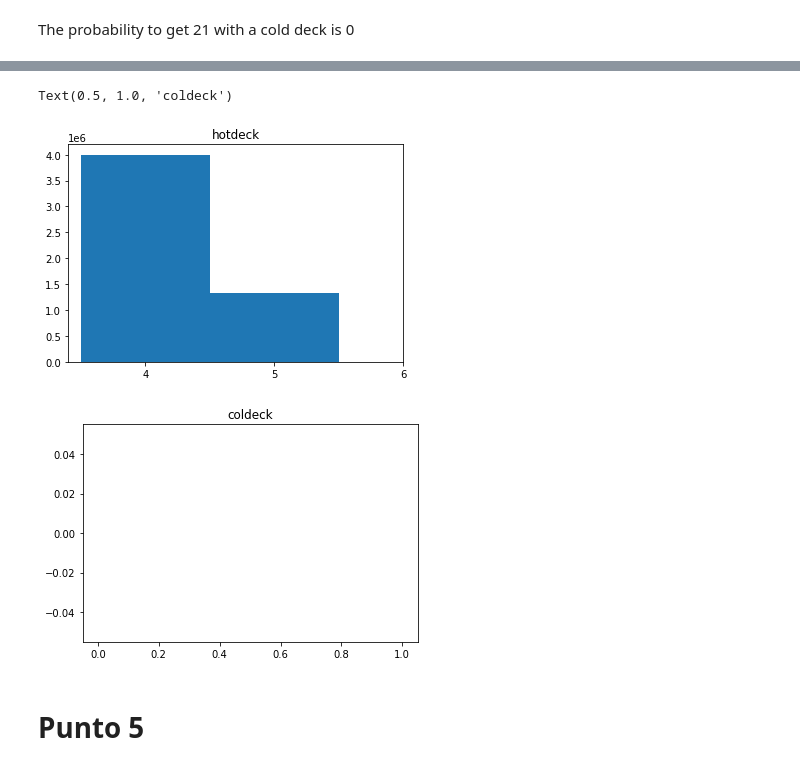
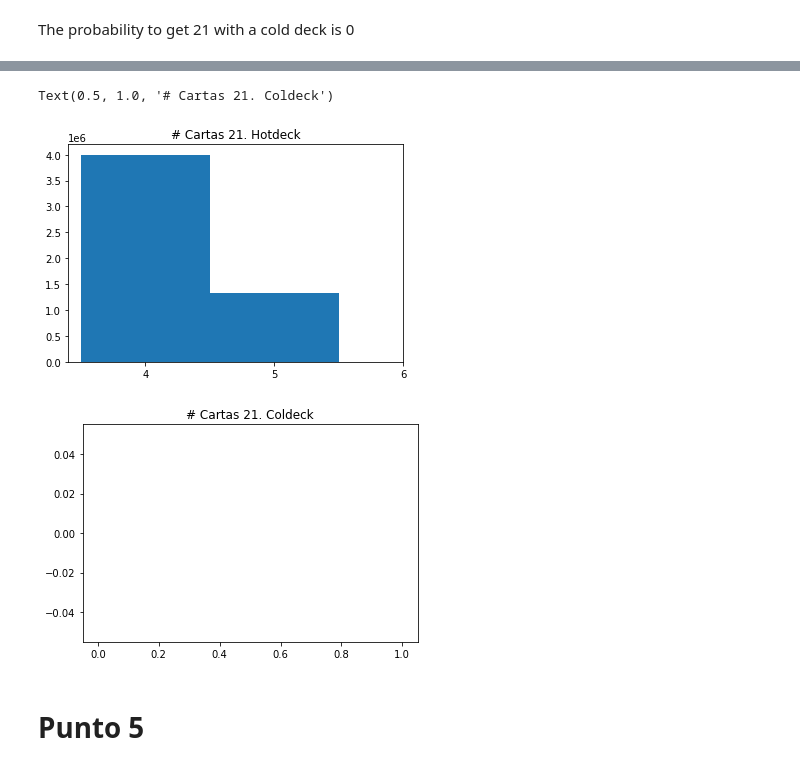
Before and after one commit to z4yross/AlgorithmsUN2020II, a Jupyter notebook: lab 4/21BlackjackGrClass2StGrooup30.ipynb, the cells around one changed output, grey strips where cells are left out. Saved outputs shown, nothing was run; the diff lists cells and outputs as text; code cells hidden in the pictures.

```diff
--- a/lab 4/21BlackjackGrClass2StGrooup30.ipynb
+++ b/lab 4/21BlackjackGrClass2StGrooup30.ipynb
@@ -220,20 +220,20 @@ colddeck probability: 0.0
 # %%
 hd = np.asarray(prb_hd[1])
 cd = np.asarray(prb_cd[1])
 
 #histograma mejor baraja
-hist(hd, 'hotdeck')
+hist(hd, '# Cartas 21. Hotdeck')
 
 #histograma peor baraja
 f1 = plt.figure()
 
 ax1 = f1.add_subplot(111)
 ax1.hist(cd)
-ax1.set_title('coldeck')
+ax1.set_title('# Cartas 21. Coldeck')
 # %% [output]
-Text(0.5, 1.0, 'coldeck')
+Text(0.5, 1.0, '# Cartas 21. Coldeck')
-[figure, old version]
+[figure, new version]
-[figure, old version]
+[figure, new version]
 # %% [markdown]
 # Punto 5
 # %%
```
Also changed, not shown: parts of 8 cells of this notebook.
